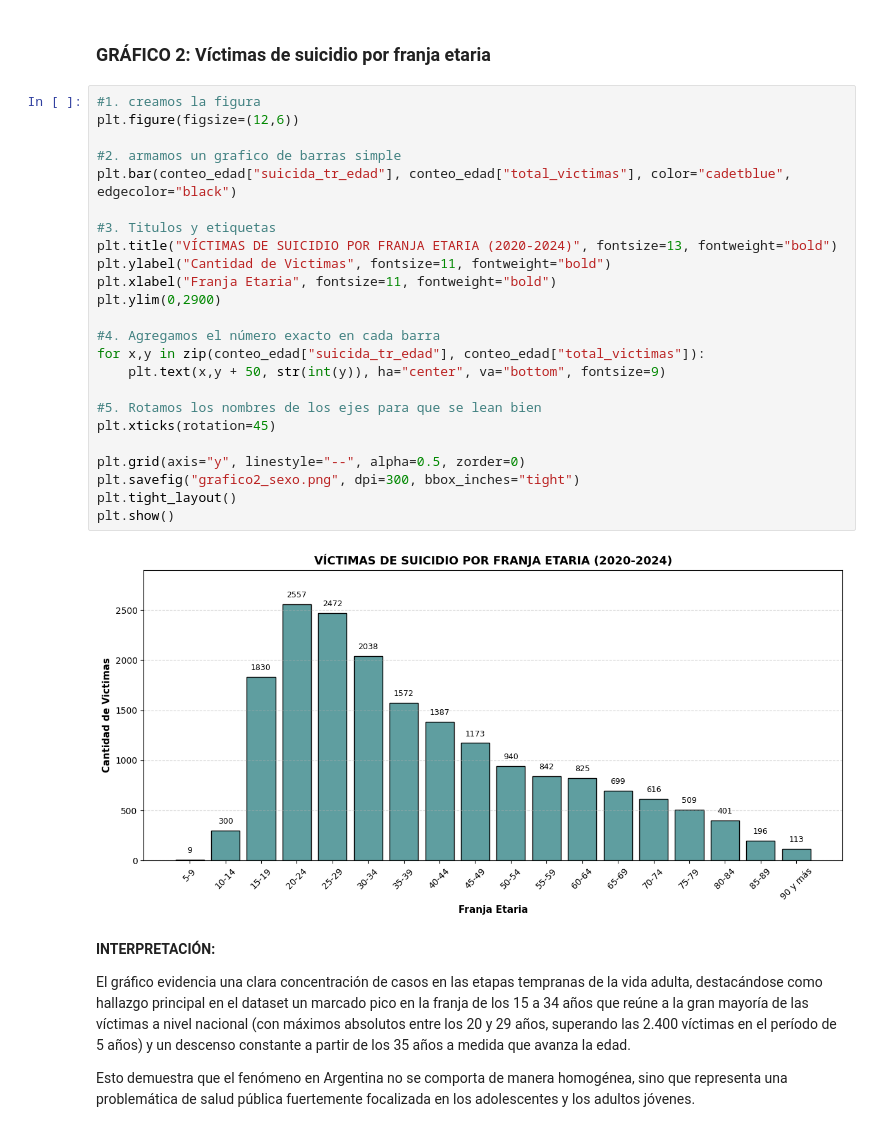
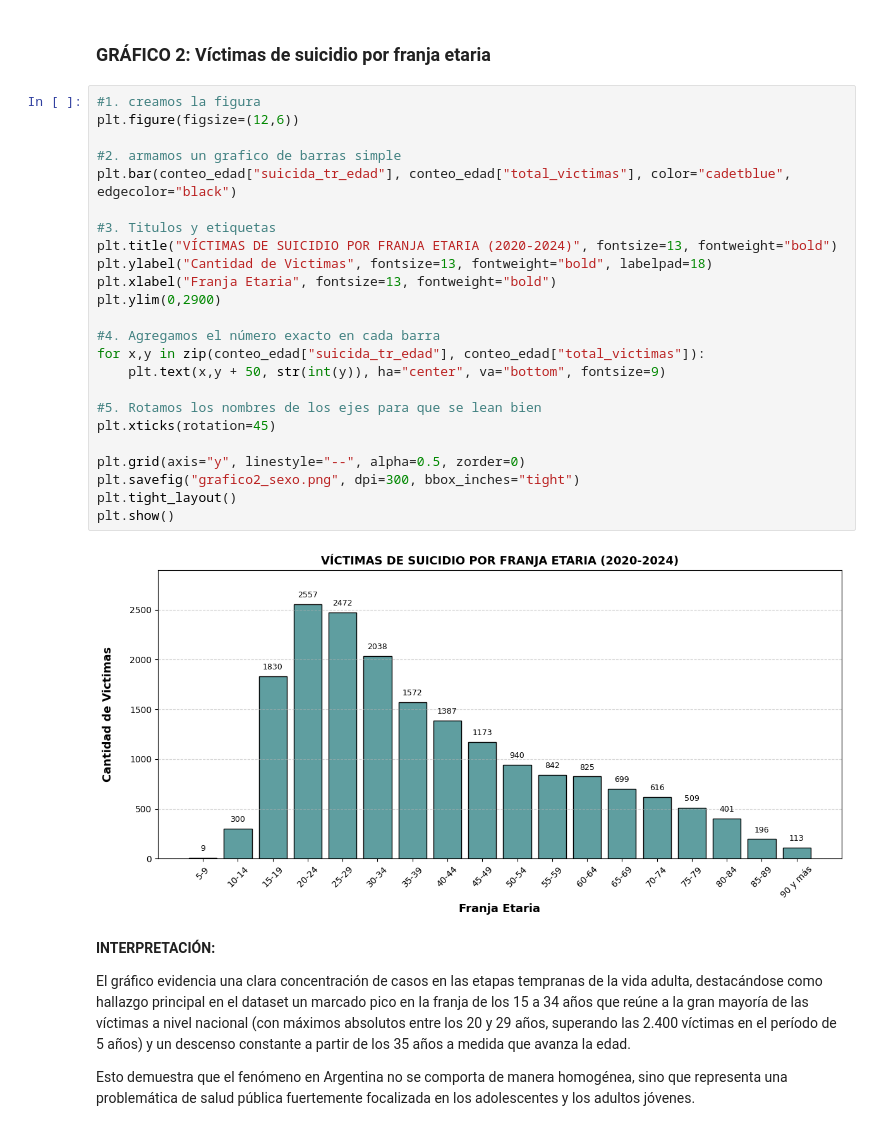
Before and after one commit to fce-laboratoriotp/tp-labo, a Jupyter notebook: AnálisisSuicidios2020-2024.ipynb, the cells around one changed output. Cells and saved outputs as stored; diff of their text form.

```diff
--- a/AnálisisSuicidios2020-2024.ipynb
+++ b/AnálisisSuicidios2020-2024.ipynb
@@ -1098,29 +1020,29 @@ Esta continuidad en el aumento demuestra que la mortalidad por suicidio no respo
 # %%
 #1. creamos la figura
 plt.figure(figsize=(12,6))
 
 #2. armamos un grafico de barras simple
 plt.bar(conteo_edad["suicida_tr_edad"], conteo_edad["total_victimas"], color="cadetblue", edgecolor="black")
 
 #3. Titulos y etiquetas
 plt.title("VÍCTIMAS DE SUICIDIO POR FRANJA ETARIA (2020-2024)", fontsize=13, fontweight="bold")
-plt.ylabel("Cantidad de Victimas", fontsize=11, fontweight="bold")
-plt.xlabel("Franja Etaria", fontsize=11, fontweight="bold")
+plt.ylabel("Cantidad de Victimas", fontsize=13, fontweight="bold", labelpad=18)
+plt.xlabel("Franja Etaria", fontsize=13, fontweight="bold")
 plt.ylim(0,2900)
 
 #4. Agregamos el número exacto en cada barra
 for x,y in zip(conteo_edad["suicida_tr_edad"], conteo_edad["total_victimas"]):
     plt.text(x,y + 50, str(int(y)), ha="center", va="bottom", fontsize=9)
 
 #5. Rotamos los nombres de los ejes para que se lean bien
 plt.xticks(rotation=45)
 
 plt.grid(axis="y", linestyle="--", alpha=0.5, zorder=0)
 plt.savefig("grafico2_sexo.png", dpi=300, bbox_inches="tight")
 plt.tight_layout()
 plt.show()
 # %% [output]
-[figure, old version]
+[figure, new version]
 # %% [markdown]
 **INTERPRETACIÓN:**
 
```
Also changed, not shown: parts of 15 cells of this notebook.
